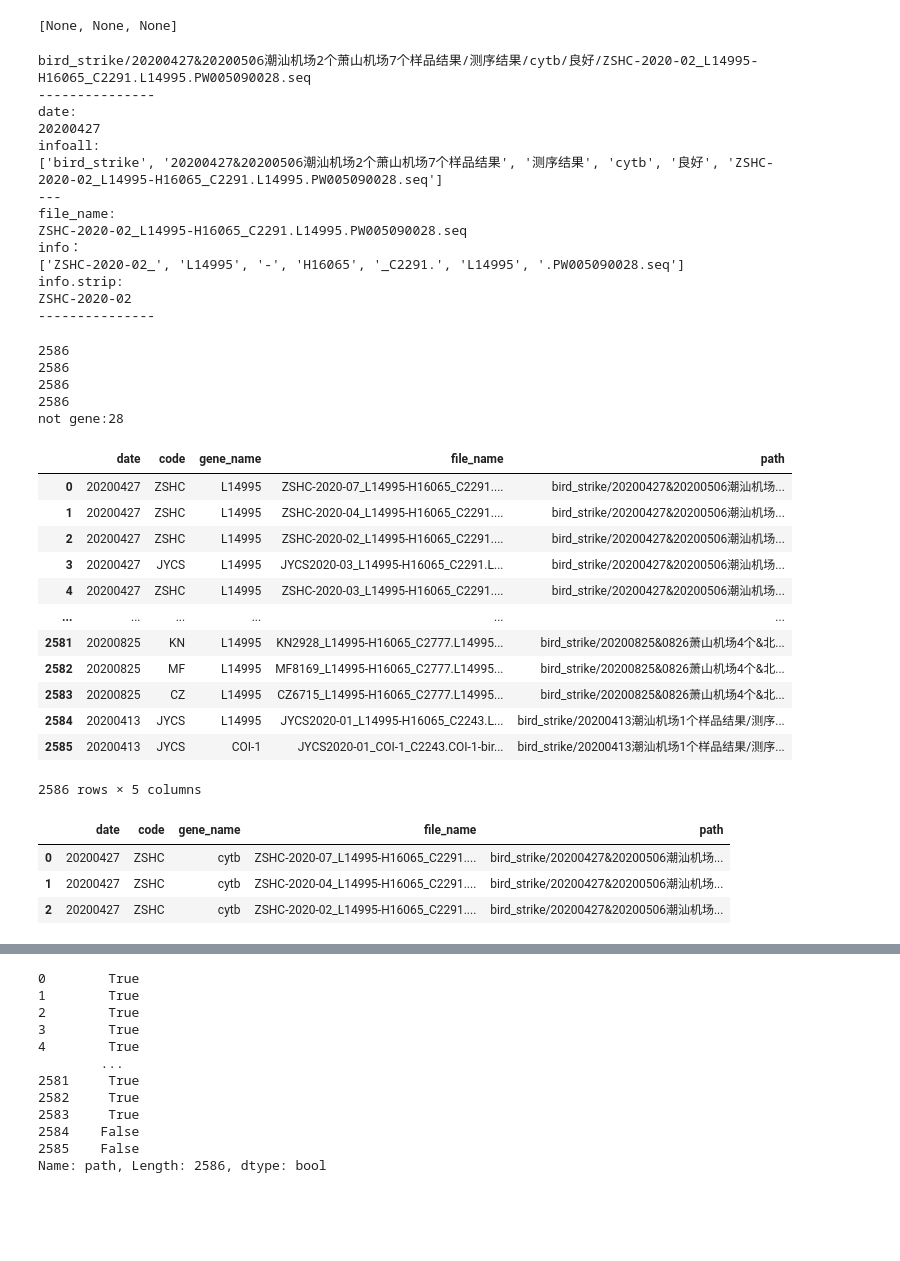
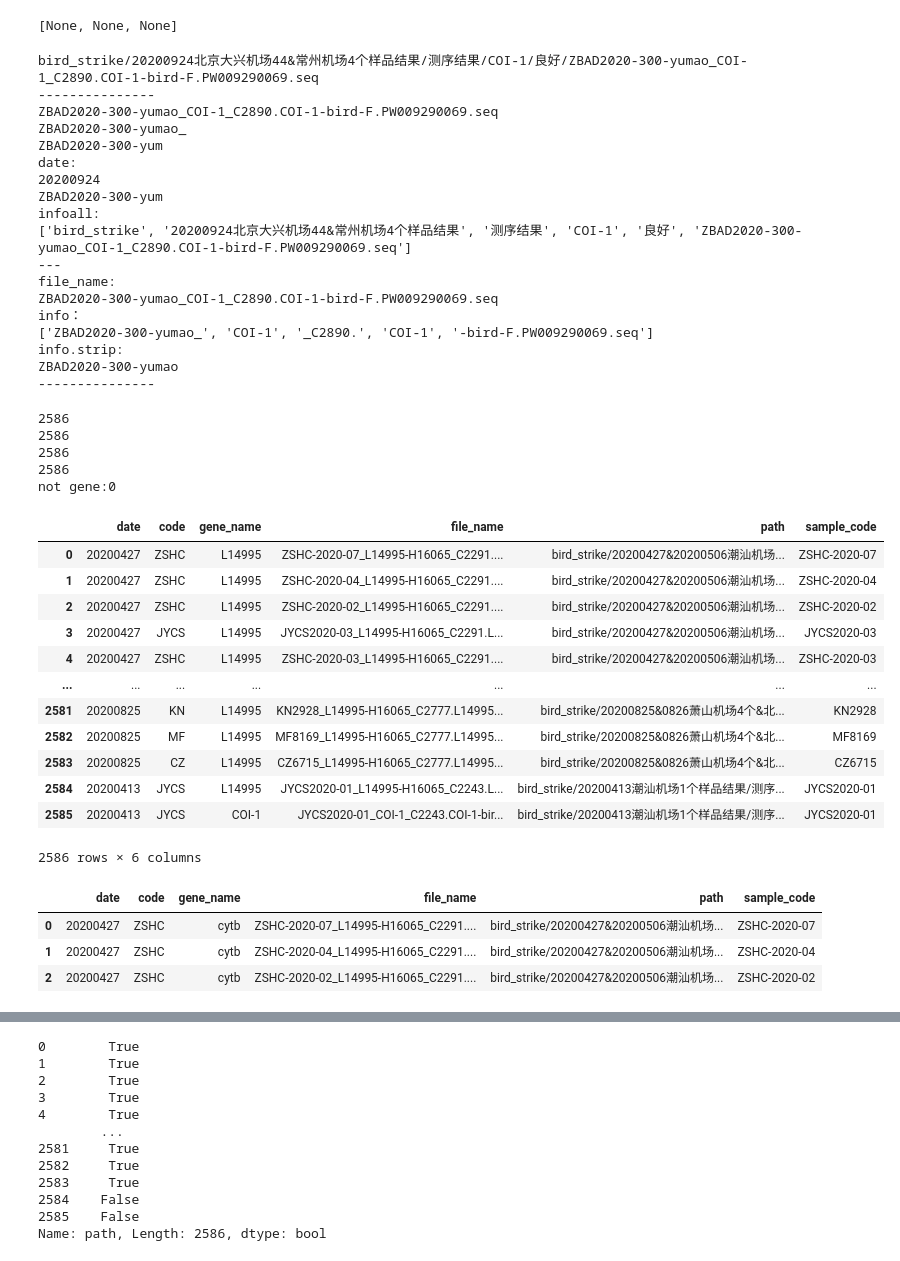
Before and after one commit to afei2357/bird_strike, a Jupyter notebook: backend/get_data_df.ipynb, the cells around one changed output, grey strips where cells are left out. Saved outputs shown, nothing was run; the diff lists cells and outputs as text; code cells hidden in the pictures; blank space fills up the shorter version.

```diff
--- a/backend/get_data_df.ipynb
+++ b/backend/get_data_df.ipynb
@@ -25,16 +29,24 @@ bird_strike/20200427&20200506潮汕机场2个萧山机场7个样品结果/测序
 bird_strike/20200427&20200506潮汕机场2个萧山机场7个样品结果/测序结果/cytb/良好/ZSHC-2020-02_L14995-H16065_C2291.L14995.PW005090028.seq
 [None, None, None]
 # %%
-i = 'bird_strike/20200427&20200506潮汕机场2个萧山机场7个样品结果/测序结果/cytb/良好/ZSHC-2020-02_L14995-H16065_C2291.L14995.PW005090028.seq'
+# i = 'bird_strike/20200427&20200506潮汕机场2个萧山机场7个样品结果/测序结果/cytb/良好/ZSHC-2020-02_L14995-H16065_C2291.L14995.PW005090028.seq'
+i = 'bird_strike/20200924北京大兴机场44&常州机场4个样品结果/测序结果/COI-1/良好/ZBAD2020-300-yumao_COI-1_C2890.COI-1-bird-F.PW009290069.seq'
 date = re.search(r'(?<=bird_strike/)(\d+)',i).groups()[0]
 infoall = i.split('/')
 file_name = os.path.basename(i)
-info = re.split(r'(COI-1|COI-2|L6615|H7956|cytb|L14995|H16065|BirdF1|BirdR1|Vercytb|L14841|H15149|ND2|L5219|H6313)',file_name)
+# info = re.split(r'(COI-1|COI-2|L6615|H7956|cytb|L14995|H16065|BirdF1|BirdR1|Vercytb|L14841|H15149|ND2|L5219|H6313)',file_name)
+info =   re.split(r'(COI-1|COI-2|L6615|H7956|cytb|L14995|H16065|BirdF1|BirdR1|Vercytb|L14841|H15149|ND2|L5219|H6313|cytB|COI|C1431|P905221|P905221|P2572|P905220|P2570|P905219|P905222)',file_name)
+
+sample_code = info[0].strip('(_|-|\.|fangdang|zuojiyi)')
+
 print(i)
 print('---------------')
+print(file_name)
+print(info[0])
+print(info[0].strip('(fangdang)|(zuojiyi)|_|-|\.'))
 print('date:')
 print(date)
-
+print(sample_code)
 print('infoall:')
 print(infoall)
 print('---')
@@ -46,23 +58,28 @@ print('info.strip:')
 print(info[0].strip('(_|-)'))
 print('---------------')
 # %% [output]
-bird_strike/20200427&20200506潮汕机场2个萧山机场7个样品结果/测序结果/cytb/良好/ZSHC-2020-02_L14995-H16065_C2291.L14995.PW005090028.seq
+bird_strike/20200924北京大兴机场44&常州机场4个样品结果/测序结果/COI-1/良好/ZBAD2020-300-yumao_COI-1_C2890.COI-1-bird-F.PW009290069.seq
 ---------------
+ZBAD2020-300-yumao_COI-1_C2890.COI-1-bird-F.PW009290069.seq
+ZBAD2020-300-yumao_
+ZBAD2020-300-yum
 date:
-20200427
+20200924
+ZBAD2020-300-yum
 infoall:
-['bird_strike', '20200427&20200506潮汕机场2个萧山机场7个样品结果', '测序结果', 'cytb', '良好', 'ZSHC-2020-02_L14995-H16065_C2291.L14995.PW005090028.seq']
+['bird_strike', '20200924北京大兴机场44&常州机场4个样品结果', '测序结果', 'COI-1', '良好', 'ZBAD2020-300-yumao_COI-1_C2890.COI-1-bird-F.PW009290069.seq']
 ---
 file_name:
-ZSHC-2020-02_L14995-H16065_C2291.L14995.PW005090028.seq
+ZBAD2020-300-yumao_COI-1_C2890.COI-1-bird-F.PW009290069.seq
 info：
-['ZSHC-2020-02_', 'L14995', '-', 'H16065', '_C2291.', 'L14995', '.PW005090028.seq']
+['ZBAD2020-300-yumao_', 'COI-1', '_C2890.', 'COI-1', '-bird-F.PW009290069.seq']
 info.strip:
-ZSHC-2020-02
+ZBAD2020-300-yumao
 ---------------
 # %%
 gene_lst = []
 code_lst = []
+sample_code_lst = []
 file_name_lst = []
 date_lst = []
 path_lst = []
@@ -75,11 +92,13 @@ for i in files_seq:
     try:
         date_lst.append(date)
         file_name_lst.append(file_name)
-        info = re.split(r'(COI-1|COI-2|L6615|H7956|cytb|L14995|H16065|BirdF1|BirdR1|Vercytb|L14841|H15149|ND2|L5219|H6313|cytB|COI)',file_name)
-        code = info[0].strip('(_|-)')
+        info = re.split(r'(COI-1|COI-2|L6615|H7956|cytb|L14995|H16065|BirdF1|BirdR1|Vercytb|L14841|H15149|ND2|L5219|H6313|cytB|COI|C1431|P905221|P905221|P2572|P905220|P2570|P905219|P905222)',file_name)
+        sample_code = info[0].strip('(_|-|\.|-yumao|fangdang|zuojiyi)')
+        code = info[0].strip('(_|-|\.)')
 #         name_lst.append(info[0].strip('(_|-)'))
         code = re.sub(r'(?<=[a-zA-Z])-?\d.*\b','',code)
         code_lst.append(code)
+        sample_code_lst.append(sample_code)
         if len(info)>1:
             gene_lst.append(info[1])
         else:
@@ -92,7 +111,7 @@ for i in files_seq:
         print(e)
         raise(e)
 #         pass
-df_m = pd.DataFrame([date_lst,code_lst,gene_lst,file_name_lst,path_lst]).T
+df_m = pd.DataFrame([date_lst,code_lst,gene_lst,file_name_lst,path_lst,sample_code_lst]).T
 print(len(gene_lst))
 print(len(file_name_lst))
 print(len(date_lst))
@@ -103,34 +122,34 @@ print('not gene:'+str(not_gene))
 2586
 2586
 2586
-not gene:28
+not gene:0
 # %%
-df_m.columns = ['date','code','gene_name','file_name','path']
+df_m.columns = ['date','code','gene_name','file_name','path','sample_code']
 df_m
 # %% [output]
-|  | date | code | gene_name | file_name | path |
-| 0 | 20200427 | ZSHC | L14995 | ZSHC-2020-07_L14995-H16065_C2291.... | bird_strike/20200427&20200506潮汕机场... |
-| 1 | 20200427 | ZSHC | L14995 | ZSHC-2020-04_L14995-H16065_C2291.... | bird_strike/20200427&20200506潮汕机场... |
-| 2 | 20200427 | ZSHC | L14995 | ZSHC-2020-02_L14995-H16065_C2291.... | bird_strike/20200427&20200506潮汕机场... |
-| 3 | 20200427 | JYCS | L14995 | JYCS2020-03_L14995-H16065_C2291.L... | bird_strike/20200427&20200506潮汕机场... |
-| 4 | 20200427 | ZSHC | L14995 | ZSHC-2020-03_L14995-H16065_C2291.... | bird_strike/20200427&20200506潮汕机场... |
-| ... | ... | ... | ... | ... | ... |
-| 2581 | 20200825 | KN | L14995 | KN2928_L14995-H16065_C2777.L14995... | bird_strike/20200825&0826萧山机场4个&北... |
-| 2582 | 20200825 | MF | L14995 | MF8169_L14995-H16065_C2777.L14995... | bird_strike/20200825&0826萧山机场4个&北... |
-| 2583 | 20200825 | CZ | L14995 | CZ6715_L14995-H16065_C2777.L14995... | bird_strike/20200825&0826萧山机场4个&北... |
-| 2584 | 20200413 | JYCS | L14995 | JYCS2020-01_L14995-H16065_C2243.L... | bird_strike/20200413潮汕机场1个样品结果/测序... |
-| 2585 | 20200413 | JYCS | COI-1 | JYCS2020-01_COI-1_C2243.COI-1-bir... | bird_strike/20200413潮汕机场1个样品结果/测序... |
+|  | date | code | gene_name | file_name | path | sample_code |
+| 0 | 20200427 | ZSHC | L14995 | ZSHC-2020-07_L14995-H16065_C2291.... | bird_strike/20200427&20200506潮汕机场... | ZSHC-2020-07 |
+| 1 | 20200427 | ZSHC | L14995 | ZSHC-2020-04_L14995-H16065_C2291.... | bird_strike/20200427&20200506潮汕机场... | ZSHC-2020-04 |
+| 2 | 20200427 | ZSHC | L14995 | ZSHC-2020-02_L14995-H16065_C2291.... | bird_strike/20200427&20200506潮汕机场... | ZSHC-2020-02 |
+| 3 | 20200427 | JYCS | L14995 | JYCS2020-03_L14995-H16065_C2291.L... | bird_strike/20200427&20200506潮汕机场... | JYCS2020-03 |
+| 4 | 20200427 | ZSHC | L14995 | ZSHC-2020-03_L14995-H16065_C2291.... | bird_strike/20200427&20200506潮汕机场... | ZSHC-2020-03 |
+| ... | ... | ... | ... | ... | ... | ... |
+| 2581 | 20200825 | KN | L14995 | KN2928_L14995-H16065_C2777.L14995... | bird_strike/20200825&0826萧山机场4个&北... | KN2928 |
+| 2582 | 20200825 | MF | L14995 | MF8169_L14995-H16065_C2777.L14995... | bird_strike/20200825&0826萧山机场4个&北... | MF8169 |
+| 2583 | 20200825 | CZ | L14995 | CZ6715_L14995-H16065_C2777.L14995... | bird_strike/20200825&0826萧山机场4个&北... | CZ6715 |
+| 2584 | 20200413 | JYCS | L14995 | JYCS2020-01_L14995-H16065_C2243.L... | bird_strike/20200413潮汕机场1个样品结果/测序... | JYCS2020-01 |
+| 2585 | 20200413 | JYCS | COI-1 | JYCS2020-01_COI-1_C2243.COI-1-bir... | bird_strike/20200413潮汕机场1个样品结果/测序... | JYCS2020-01 |
-2586 rows × 5 columns
+2586 rows × 6 columns
 # %%
 # df_m.iloc[:,[0,1,2,3]].replace('L14995','cytb',inplace=True)
 df_m.replace({'gene_name':'L14995'},'cytb',inplace=True)
 # %%
 df_m.iloc[[0,1,2],]
 # %% [output]
-|  | date | code | gene_name | file_name | path |
-| 0 | 20200427 | ZSHC | cytb | ZSHC-2020-07_L14995-H16065_C2291.... | bird_strike/20200427&20200506潮汕机场... |
-| 1 | 20200427 | ZSHC | cytb | ZSHC-2020-04_L14995-H16065_C2291.... | bird_strike/20200427&20200506潮汕机场... |
-| 2 | 20200427 | ZSHC | cytb | ZSHC-2020-02_L14995-H16065_C2291.... | bird_strike/20200427&20200506潮汕机场... |
+|  | date | code | gene_name | file_name | path | sample_code |
+| 0 | 20200427 | ZSHC | cytb | ZSHC-2020-07_L14995-H16065_C2291.... | bird_strike/20200427&20200506潮汕机场... | ZSHC-2020-07 |
+| 1 | 20200427 | ZSHC | cytb | ZSHC-2020-04_L14995-H16065_C2291.... | bird_strike/20200427&20200506潮汕机场... | ZSHC-2020-04 |
+| 2 | 20200427 | ZSHC | cytb | ZSHC-2020-02_L14995-H16065_C2291.... | bird_strike/20200427&20200506潮汕机场... | ZSHC-2020-02 |
 # %%
 df_m.iloc[[0,1,2],]
 # %% [output]
```
Also changed, not shown: parts of 15 cells of this notebook, 27 other files.
